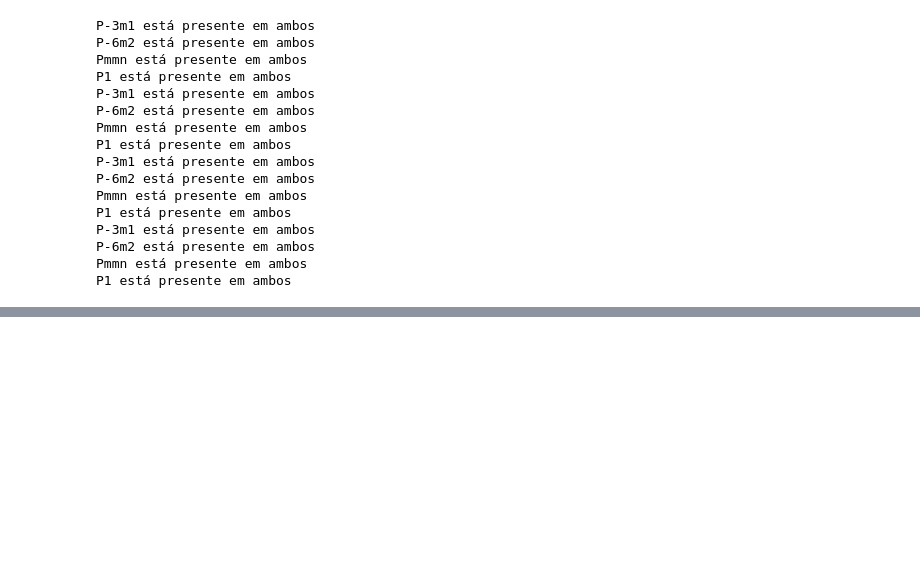
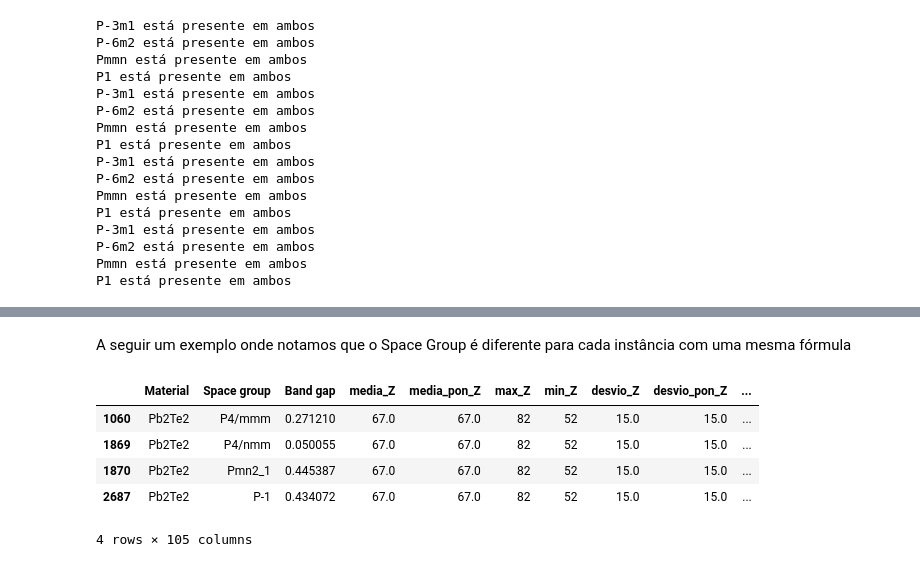
Before and after one commit to Alexandre-Esposte/Machine-learning-aplicado-f-sica, a Jupyter notebook: lista4-project2/lista4-project2.ipynb, the cells around one changed output, grey strips where cells are left out. Cells and saved outputs as stored; diff of their text form; code cells hidden in the pictures; blank space fills up the shorter version.

```diff
--- a/lista4-project2/lista4-project2.ipynb
+++ b/lista4-project2/lista4-project2.ipynb
@@ -275,0 +432,11 @@ P1 está presente em ambos
+# %% [markdown]
+A seguir um exemplo onde notamos que o Space Group é diferente para cada instância com uma mesma fórmula
+# %%
+materials.query("Material == 'Pb2Te2'")
+# %% [output]
+|  | Material | Space group | Band gap | media_Z | media_pon_Z | max_Z | min_Z | desvio_Z | desvio_pon_Z | ... |
+| 1060 | Pb2Te2 | P4/mmm | 0.271210 | 67.0 | 67.0 | 82 | 52 | 15.0 | 15.0 | ... |
+| 1869 | Pb2Te2 | P4/nmm | 0.050055 | 67.0 | 67.0 | 82 | 52 | 15.0 | 15.0 | ... |
+| 1870 | Pb2Te2 | Pmn2_1 | 0.445387 | 67.0 | 67.0 | 82 | 52 | 15.0 | 15.0 | ... |
+| 2687 | Pb2Te2 | P-1 | 0.434072 | 67.0 | 67.0 | 82 | 52 | 15.0 | 15.0 | ... |
+4 rows × 105 columns
```
Also changed, not shown: parts of 59 cells of this notebook, 5 other files.
